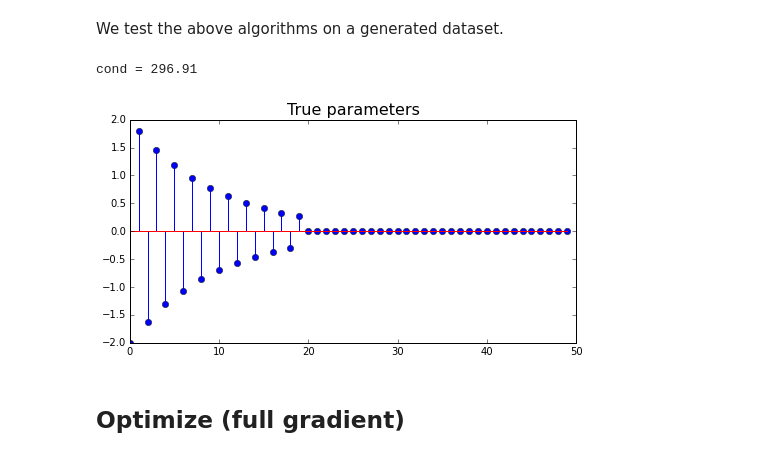
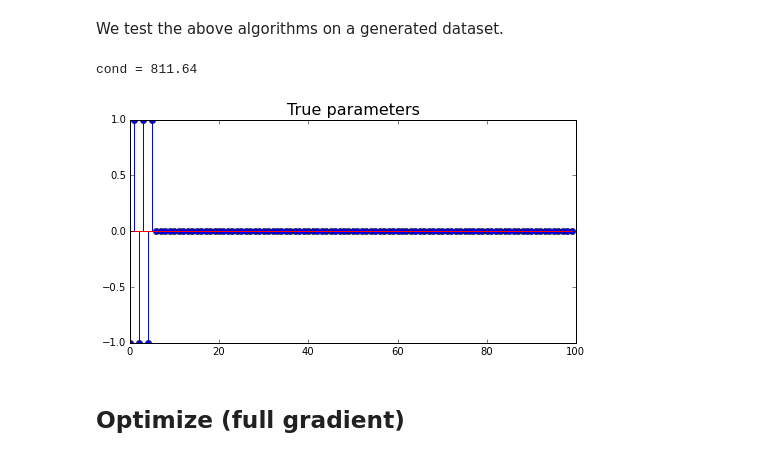
Before and after one commit to edwinENSAE/notebooks, a Jupyter notebook: First order optimization.ipynb, the cells around one changed output. Saved outputs shown, nothing was run; the diff lists cells and outputs as text; code cells hidden in the pictures.

```diff
--- a/First order optimization.ipynb
+++ b/First order optimization.ipynb
@@ -177,13 +198,55 @@ def fista(x_init, grad, prox, n_iter=100, step=1., callback=None):
 ## Generate  dataset
 # %% [markdown]
 We test the above algorithms on a generated dataset.
+# %%
+#dimension of \beta
+p = 100
+#number of labeled data
+n = 50
+#total number of data (labeled + unlabeled data)
+N = 5000
+
+#Data generation
+proba = 0.5
+X_all = bernoulli.rvs(proba, size=p*N).reshape((N, p))
+X_all = 2 * X_all - 1* np.ones_like(X_all)
+
+#Labeled data
+X_lab = X_all[:n, ]
+
+#Unlabeled Data
+X_unlab = X_all[n:,]
+
+
+beta_star = np.zeros(p)
+#Sparsity parameter s
+s = 6
+
+noise = np.random.normal(0, 1, n)
+i=1
+for j in range(s) :
+  i *= -1
+  beta_star[j] = i *  1
+
+#Penalty parameter
+lam = math.sqrt(math.log(p)/float(n))
+
+#Label
+y = np.dot(X_lab, beta_star) + noise
+X = X_all
 # %%
 # Generate a fake dataset
 
 n_samples = 2000
 n_features = 50
+
+n = 100
+p = 100
+N = 1000
 #p = n_features
 #n = n_samples
+
+
 
 idx = np.arange(n_features).reshape(1, n_features)
 params = 2 * (-1) ** (idx - 1) * .9**idx
@@ -194,7 +257,7 @@ features = np.random.multivariate_normal(np.zeros(n_features), np.diag(diag), n_
 # Show the condition number of the gram matrix
 print "cond = %.2f" % (diag.max() / diag.min())
 # %% [output]
-cond = 296.91
+cond = 811.64
 # %%
 # Change this to 'False' to estimate the logitic regression model.
 linear = True
@@ -205,11 +268,11 @@ else:
     labels = np.array([[float(np.random.rand() < p)] for p in logistic(features.dot(params.T))])
 # %%
 plt.figure(figsize=(8, 4))
-plt.stem(params[0])
+plt.stem(beta_star)
 plt.title("True parameters", fontsize=16)
 plt.show()
 # %% [output]
-[figure, old version]
+[figure, new version]
 # %% [markdown]
 <a id='optf'></a>
 ## Optimize (full gradient)
```
Also changed, not shown: parts of 10 cells of this notebook.
